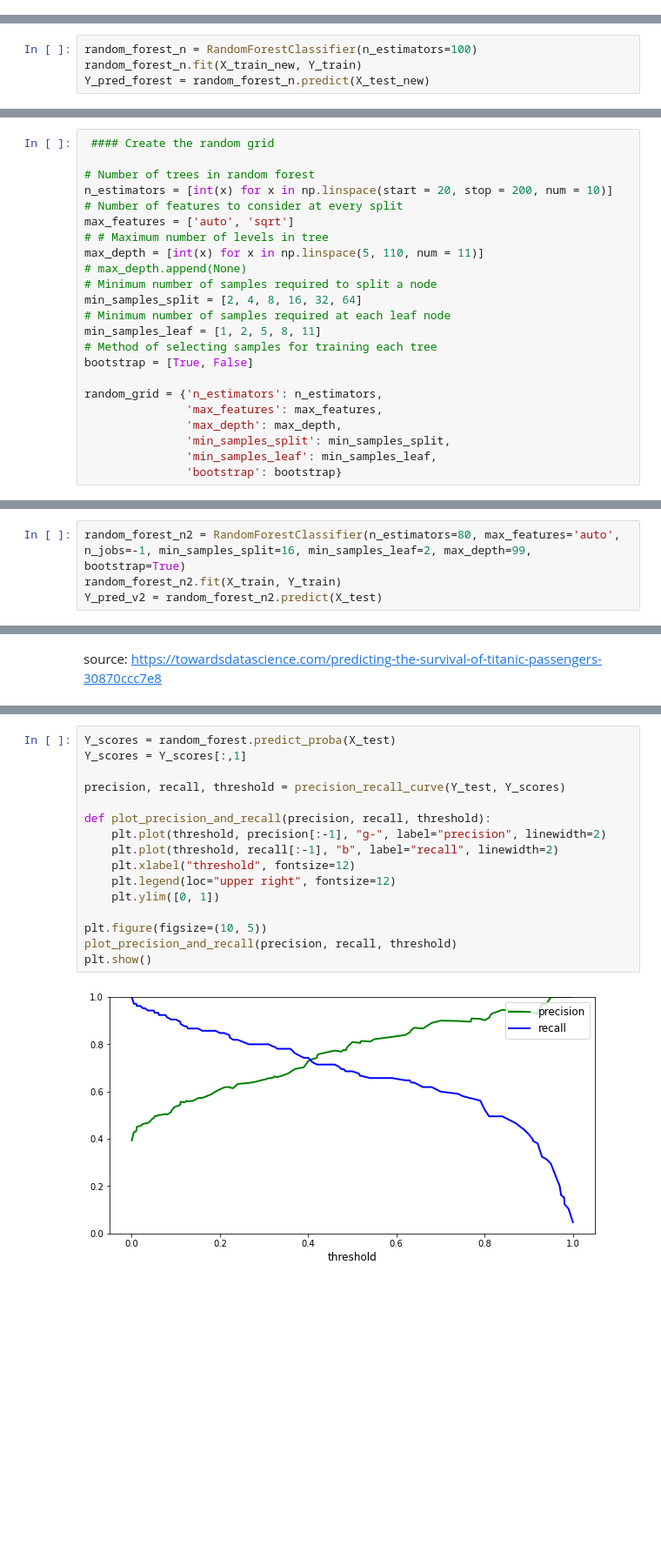
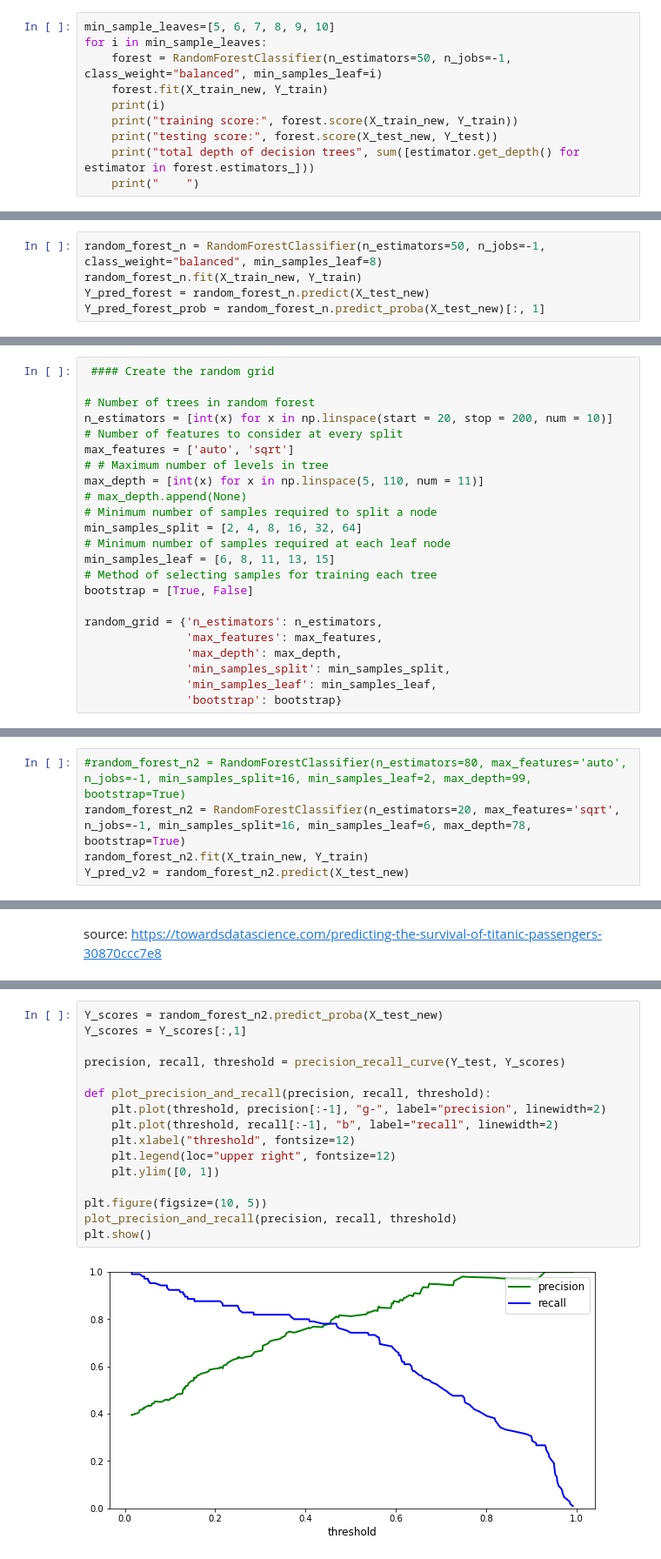
Before and after one commit to linglp/titanic, a Jupyter notebook: Playground3.ipynb, the cells around one changed output, grey strips where cells are left out. Shown at 87% size. Drawn from its saved outputs; the diff is of its cells as text; blank space fills up the shorter version.

```diff
--- a/Playground3.ipynb
+++ b/Playground3.ipynb
@@ -441,0 +446,10 @@ X_test_new = X_test.drop(['Siblings/Spouses Aboard', 'Parents/Children Aboard'],
+# %%
+min_sample_leaves=[5, 6, 7, 8, 9, 10]
+for i in min_sample_leaves:
+    forest = RandomForestClassifier(n_estimators=50, n_jobs=-1, class_weight="balanced", min_samples_leaf=i)
+    forest.fit(X_train_new, Y_train)
+    print(i)
+    print("training score:", forest.score(X_train_new, Y_train))
+    print("testing score:", forest.score(X_test_new, Y_test))
+    print("total depth of decision trees", sum([estimator.get_depth() for estimator in forest.estimators_]))
+    print("    ")
@@ -442,4 +477,5 @@ X_test_new = X_test.drop(['Siblings/Spouses Aboard', 'Parents/Children Aboard'],
 # %%
-random_forest_n = RandomForestClassifier(n_estimators=100)
+random_forest_n = RandomForestClassifier(n_estimators=50, n_jobs=-1, class_weight="balanced", min_samples_leaf=8)
 random_forest_n.fit(X_train_new, Y_train)
 Y_pred_forest = random_forest_n.predict(X_test_new)
+Y_pred_forest_prob = random_forest_n.predict_proba(X_test_new)[:, 1]
@@ -479,7 +579,7 @@ max_depth = [int(x) for x in np.linspace(5, 110, num = 11)]
 # Minimum number of samples required to split a node
 min_samples_split = [2, 4, 8, 16, 32, 64]
 # Minimum number of samples required at each leaf node
-min_samples_leaf = [1, 2, 5, 8, 11]
+min_samples_leaf = [6, 8, 11, 13, 15]
 # Method of selecting samples for training each tree
 bootstrap = [True, False]
 
@@ -521,7 +625,8 @@ rf_random.best_params_
 # %% [markdown]
 ### use the best params
 # %%
-random_forest_n2 = RandomForestClassifier(n_estimators=80, max_features='auto', n_jobs=-1, min_samples_split=16, min_samples_leaf=2, max_depth=99, bootstrap=True)
-random_forest_n2.fit(X_train, Y_train)
-Y_pred_v2 = random_forest_n2.predict(X_test)
+#random_forest_n2 = RandomForestClassifier(n_estimators=80, max_features='auto', n_jobs=-1, min_samples_split=16, min_samples_leaf=2, max_depth=99, bootstrap=True)
+random_forest_n2 = RandomForestClassifier(n_estimators=20, max_features='sqrt', n_jobs=-1, min_samples_split=16, min_samples_leaf=6, max_depth=78, bootstrap=True)
+random_forest_n2.fit(X_train_new, Y_train)
+Y_pred_v2 = random_forest_n2.predict(X_test_new)
 # %%
@@ -566,18 +693,18 @@ source: https://towardsdatascience.com/predicting-the-survival-of-titanic-passen
 # %%
-Y_scores = random_forest.predict_proba(X_test)
+Y_scores = random_forest_n2.predict_proba(X_test_new)
 Y_scores = Y_scores[:,1]
 
 precision, recall, threshold = precision_recall_curve(Y_test, Y_scores)
 
 def plot_precision_and_recall(precision, recall, threshold):
     plt.plot(threshold, precision[:-1], "g-", label="precision", linewidth=2)
     plt.plot(threshold, recall[:-1], "b", label="recall", linewidth=2)
     plt.xlabel("threshold", fontsize=12)
     plt.legend(loc="upper right", fontsize=12)
     plt.ylim([0, 1])
 
 plt.figure(figsize=(10, 5))
 plot_precision_and_recall(precision, recall, threshold)
 plt.show()
 # %% [output]
-[figure, old version]
+[figure, new version]
```
Also changed, not shown: parts of 56 cells of this notebook, 2 other files.
